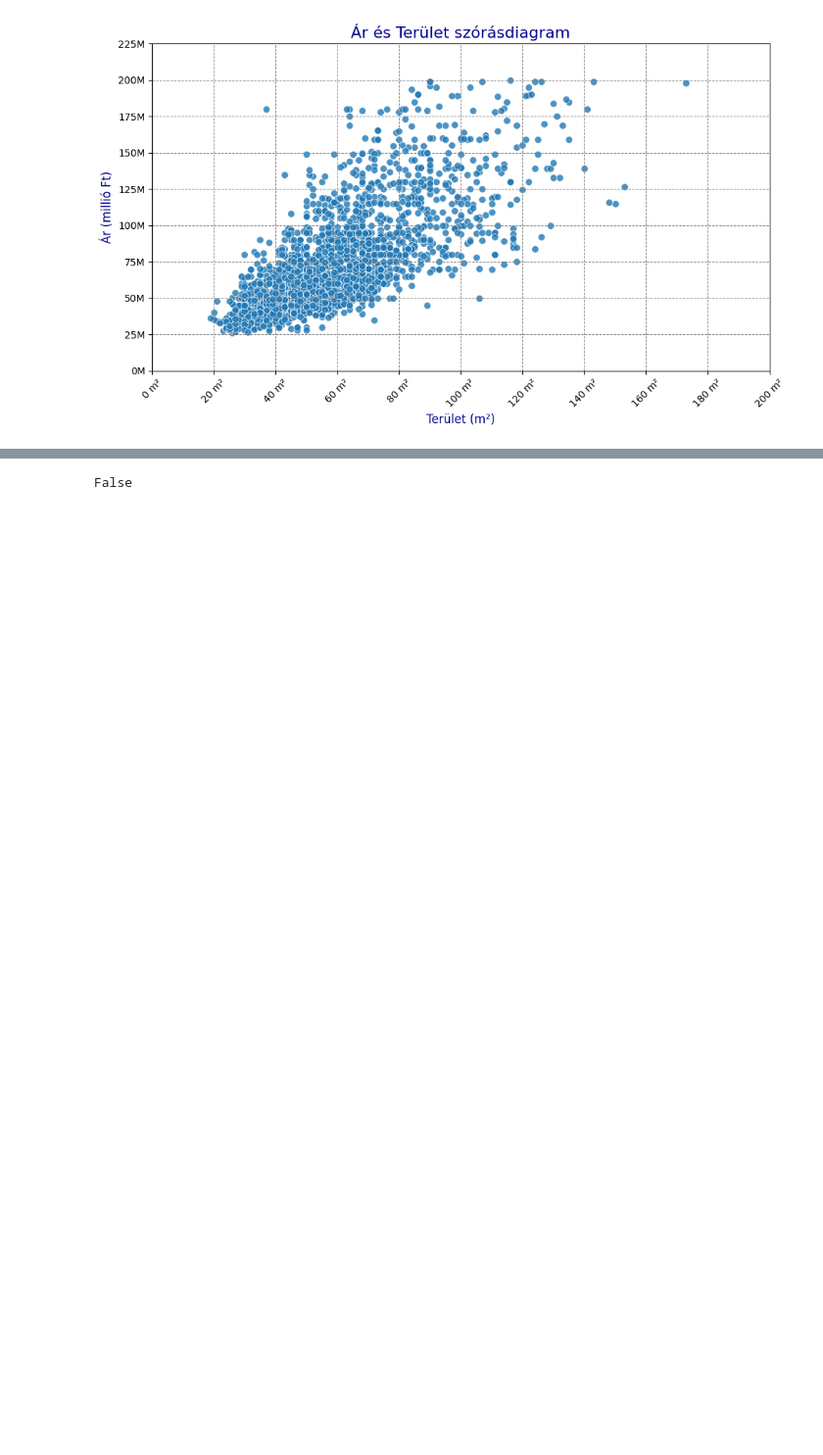
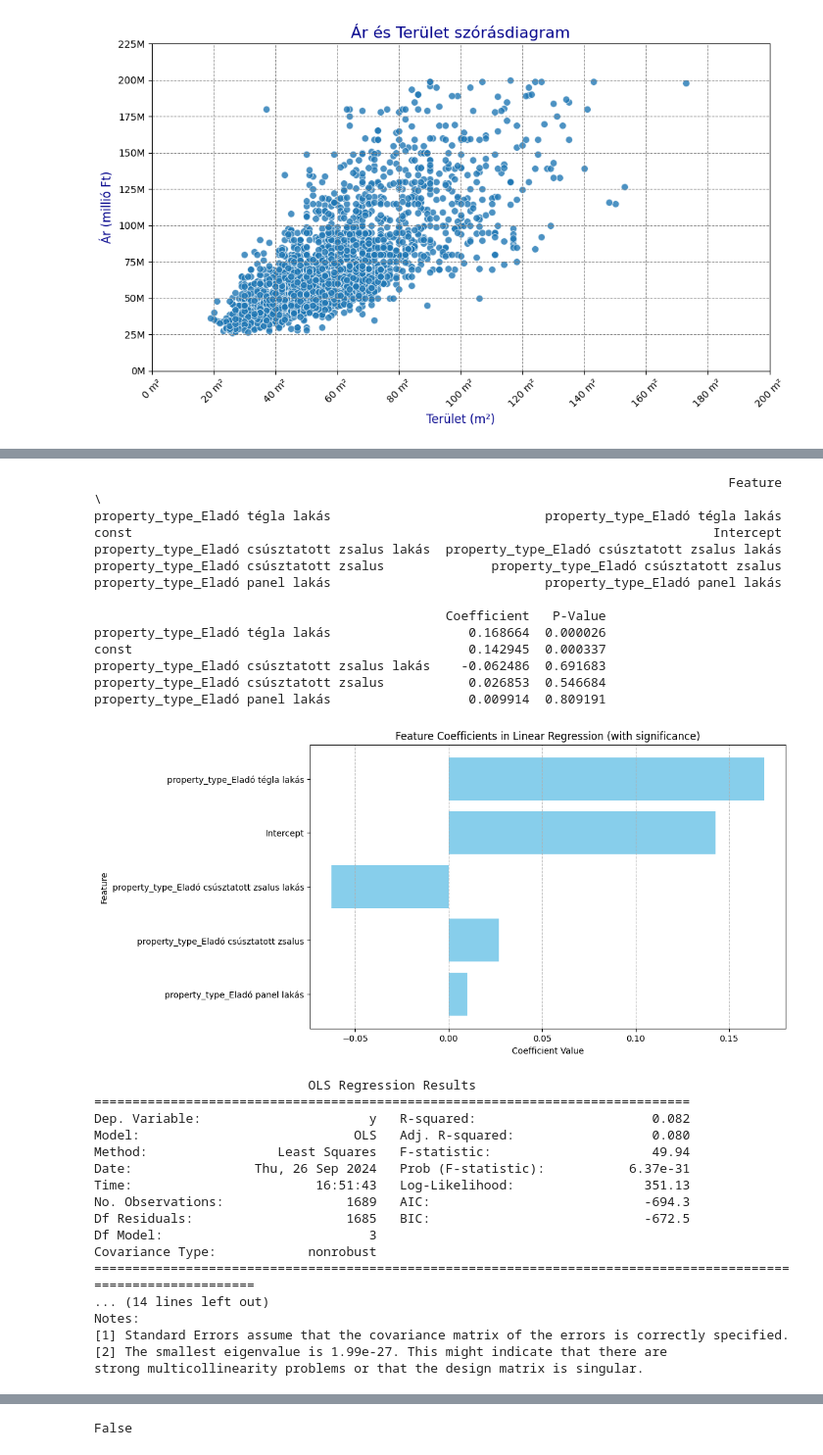
Before and after one commit to hakatiki/ETI-blog, a Jupyter notebook: content/blog/ingatlanok/modeling.ipynb, the cells around one changed output, grey strips where cells are left out. Shown at 98% size. Drawn from its saved outputs; the diff is of its cells as text; code cells hidden in the pictures; blank space fills up the shorter version.

```diff
--- a/content/blog/ingatlanok/modeling.ipynb
+++ b/content/blog/ingatlanok/modeling.ipynb
@@ -688,3 +634,79 @@ plt.show()
+# %%
+import pandas as pd
+import matplotlib.pyplot as plt
+import numpy as np
+import statsmodels.api as sm
+
+# Add a constant (intercept) to the model, as statsmodels does not add it by default
+X_train_with_const = sm.add_constant(X_train)
+
+# Fit the model using statsmodels OLS (Ordinary Least Squares)
+model = sm.OLS(Y_train, X_train_with_const)
+results = model.fit()
+
+# Get the coefficients and p-values from the trained model
+coefficients = results.params
+p_values = results.pvalues
+
+# Get feature names (ensure final_features matches the columns of X_train)
+# We prepend 'const' for the intercept added by statsmodels
+feature_names = ['Intercept'] + list(final_features)
+
+# Create a DataFrame for better readability
+feature_importance_df = pd.DataFrame({
+    'Feature': feature_names,
+    'Coefficient': coefficients,
+    'P-Value': p_values,
+    'Abs_Coefficient': np.abs(coefficients)  # For sorting by absolute value
+}).sort_values(by='Abs_Coefficient', ascending=False)
+
+# Display the feature importance DataFrame with significance (P-Values)
+print(feature_importance_df[['Feature', 'Coefficient', 'P-Value']])
+
+# Plot the feature coefficients
+plt.figure(figsize=(10, 6))
+plt.barh(feature_importance_df['Feature'], feature_importance_df['Coefficient'], color='skyblue')
+plt.xlabel('Coefficient Value')
+plt.ylabel('Feature')
+plt.title('Feature Coefficients in Linear Regression (with significance)')
+plt.gca().invert_yaxis()  # To display the most important feature at the top
+plt.grid(axis='x', linestyle='--', alpha=0.7)
+plt.show()
+
+# Print the full summary of the regression model
+print(results.summary())
+# %% [output]
+                                                                                   Feature  \
+property_type_Eladó tégla lakás                            property_type_Eladó tégla lakás
+const                                                                            Intercept
+property_type_Eladó csúsztatott zsalus lakás  property_type_Eladó csúsztatott zsalus lakás
+property_type_Eladó csúsztatott zsalus              property_type_Eladó csúsztatott zsalus
+property_type_Eladó panel lakás                            property_type_Eladó panel lakás
+
+                                              Coefficient   P-Value
+property_type_Eladó tégla lakás                  0.168664  0.000026
+const                                            0.142945  0.000337
+property_type_Eladó csúsztatott zsalus lakás    -0.062486  0.691683
+property_type_Eladó csúsztatott zsalus           0.026853  0.546684
+property_type_Eladó panel lakás                  0.009914  0.809191
+[figure, added]
+                            OLS Regression Results
+==============================================================================
+Dep. Variable:                      y   R-squared:                       0.082
+Model:                            OLS   Adj. R-squared:                  0.080
+Method:                 Least Squares   F-statistic:                     49.94
+Date:                Thu, 26 Sep 2024   Prob (F-statistic):           6.37e-31
+Time:                        16:51:43   Log-Likelihood:                 351.13
+No. Observations:                1689   AIC:                            -694.3
+Df Residuals:                    1685   BIC:                            -672.5
+Df Model:                           3
+Covariance Type:            nonrobust
+================================================================================================================
+... (14 lines left out)
+Notes:
+[1] Standard Errors assume that the covariance matrix of the errors is correctly specified.
+[2] The smallest eigenvalue is 1.99e-27. This might indicate that there are
+strong multicollinearity problems or that the design matrix is singular.
 # %%
 import pandas as pd
 import matplotlib.pyplot as plt
```
Also changed, not shown: parts of 10 cells of this notebook, 2 other files.
